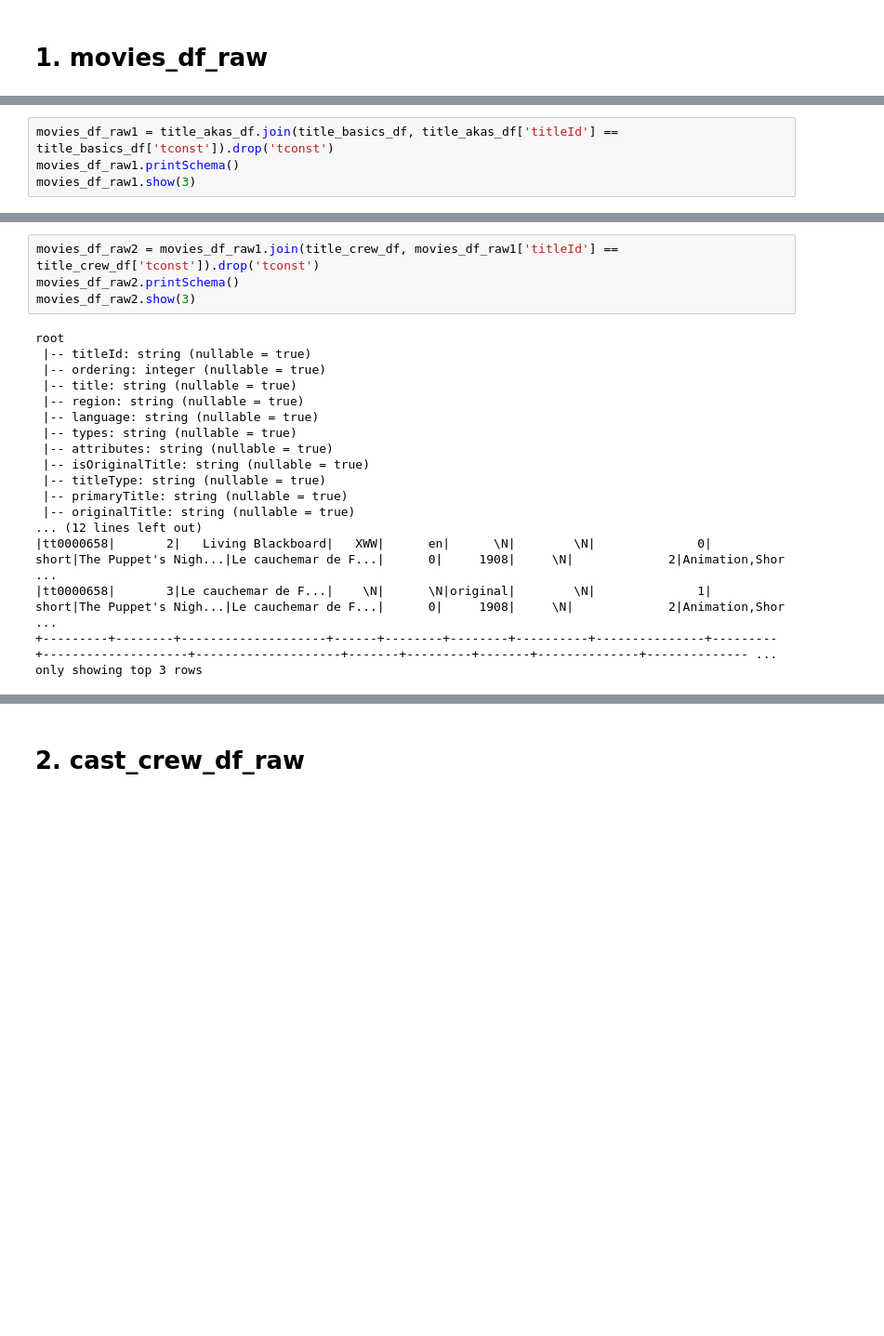
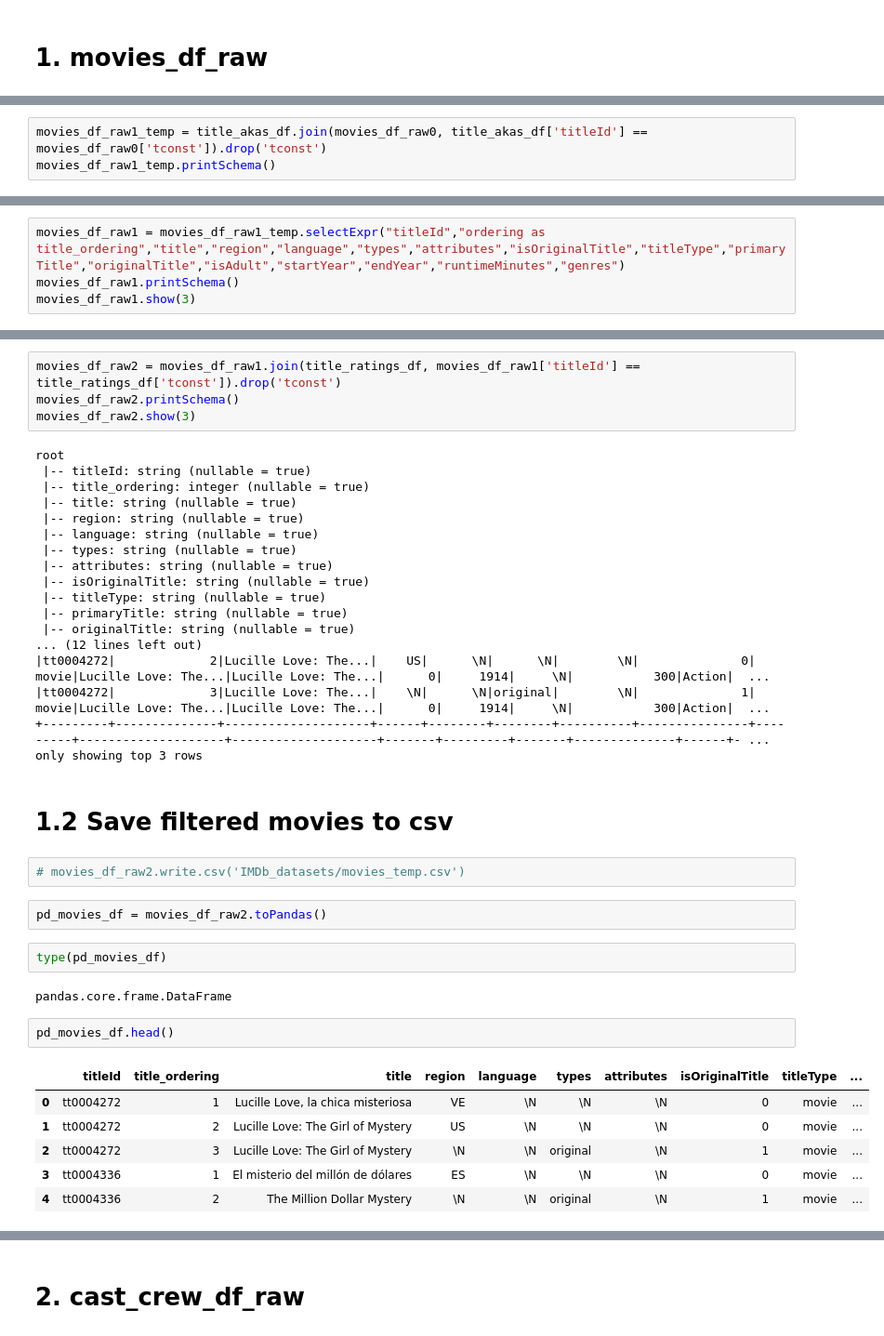
Before and after one commit to LuWang0211/Movies, a Jupyter notebook: IMDb.ipynb, the cells around one changed output, grey strips where cells are left out. Shown: that part at 93% size. Saved outputs shown, nothing was run; the diff lists cells and outputs as text; blank space fills up the shorter version.

```diff
--- a/IMDb.ipynb
+++ b/IMDb.ipynb
@@ -223,7 +230,6 @@ only showing top 5 rows
 # %%
-movies_df_raw1 = title_akas_df.join(title_basics_df, title_akas_df['titleId'] == title_basics_df['tconst']).drop('tconst')
-movies_df_raw1.printSchema()
-movies_df_raw1.show(3)
+movies_df_raw1_temp = title_akas_df.join(movies_df_raw0, title_akas_df['titleId'] == movies_df_raw0['tconst']).drop('tconst')
+movies_df_raw1_temp.printSchema()
 # %% [output]
 root
  |-- titleId: string (nullable = true)
@@ -244,0 +251,4 @@ only showing top 3 rows
+# %%
+movies_df_raw1 = movies_df_raw1_temp.selectExpr("titleId","ordering as title_ordering","title","region","language","types","attributes","isOriginalTitle","titleType","primaryTitle","originalTitle","isAdult","startYear","endYear","runtimeMinutes","genres")
+movies_df_raw1.printSchema()
+movies_df_raw1.show(3)
@@ -245,11 +273,11 @@ only showing top 3 rows
 # %%
-movies_df_raw2 = movies_df_raw1.join(title_crew_df, movies_df_raw1['titleId'] == title_crew_df['tconst']).drop('tconst')
+movies_df_raw2 = movies_df_raw1.join(title_ratings_df, movies_df_raw1['titleId'] == title_ratings_df['tconst']).drop('tconst')
 movies_df_raw2.printSchema()
 movies_df_raw2.show(3)
 # %% [output]
 root
  |-- titleId: string (nullable = true)
- |-- ordering: integer (nullable = true)
+ |-- title_ordering: integer (nullable = true)
  |-- title: string (nullable = true)
  |-- region: string (nullable = true)
  |-- language: string (nullable = true)
@@ -260,7 +288,26 @@ root
  |-- primaryTitle: string (nullable = true)
  |-- originalTitle: string (nullable = true)
 ... (12 lines left out)
-|tt0000658|       2|   Living Blackboard|   XWW|      en|      \N|        \N|              0|    short|The Puppet's Nigh...|Le cauchemar de F...|      0|     1908|     \N|             2|Animation,Shor ...
-|tt0000658|       3|Le cauchemar de F...|    \N|      \N|original|        \N|              1|    short|The Puppet's Nigh...|Le cauchemar de F...|      0|     1908|     \N|             2|Animation,Shor ...
-+---------+--------+--------------------+------+--------+--------+----------+---------------+---------+--------------------+--------------------+-------+---------+-------+--------------+-------------- ...
+|tt0004272|             2|Lucille Love: The...|    US|      \N|      \N|        \N|              0|    movie|Lucille Love: The...|Lucille Love: The...|      0|     1914|     \N|           300|Action|  ...
+|tt0004272|             3|Lucille Love: The...|    \N|      \N|original|        \N|              1|    movie|Lucille Love: The...|Lucille Love: The...|      0|     1914|     \N|           300|Action|  ...
++---------+--------------+--------------------+------+--------+--------+----------+---------------+---------+--------------------+--------------------+-------+---------+-------+--------------+------+- ...
 only showing top 3 rows
+# %% [markdown]
+# 1.2 Save filtered movies to csv
+# %%
+# movies_df_raw2.write.csv('IMDb_datasets/movies_temp.csv')
+# %%
+pd_movies_df = movies_df_raw2.toPandas()
+# %%
+type(pd_movies_df)
+# %% [output]
+pandas.core.frame.DataFrame
+# %%
+pd_movies_df.head()
+# %% [output]
+|  | titleId | title_ordering | title | region | language | types | attributes | isOriginalTitle | titleType | ... |
+| 0 | tt0004272 | 1 | Lucille Love, la chica misteriosa | VE | \N | \N | \N | 0 | movie | ... |
+| 1 | tt0004272 | 2 | Lucille Love: The Girl of Mystery | US | \N | \N | \N | 0 | movie | ... |
+| 2 | tt0004272 | 3 | Lucille Love: The Girl of Mystery | \N | \N | original | \N | 1 | movie | ... |
+| 3 | tt0004336 | 1 | El misterio del millón de dólares | ES | \N | \N | \N | 0 | movie | ... |
+| 4 | tt0004336 | 2 | The Million Dollar Mystery | \N | \N | original | \N | 1 | movie | ... |
```
Also changed, not shown: parts of 31 cells of this notebook.
